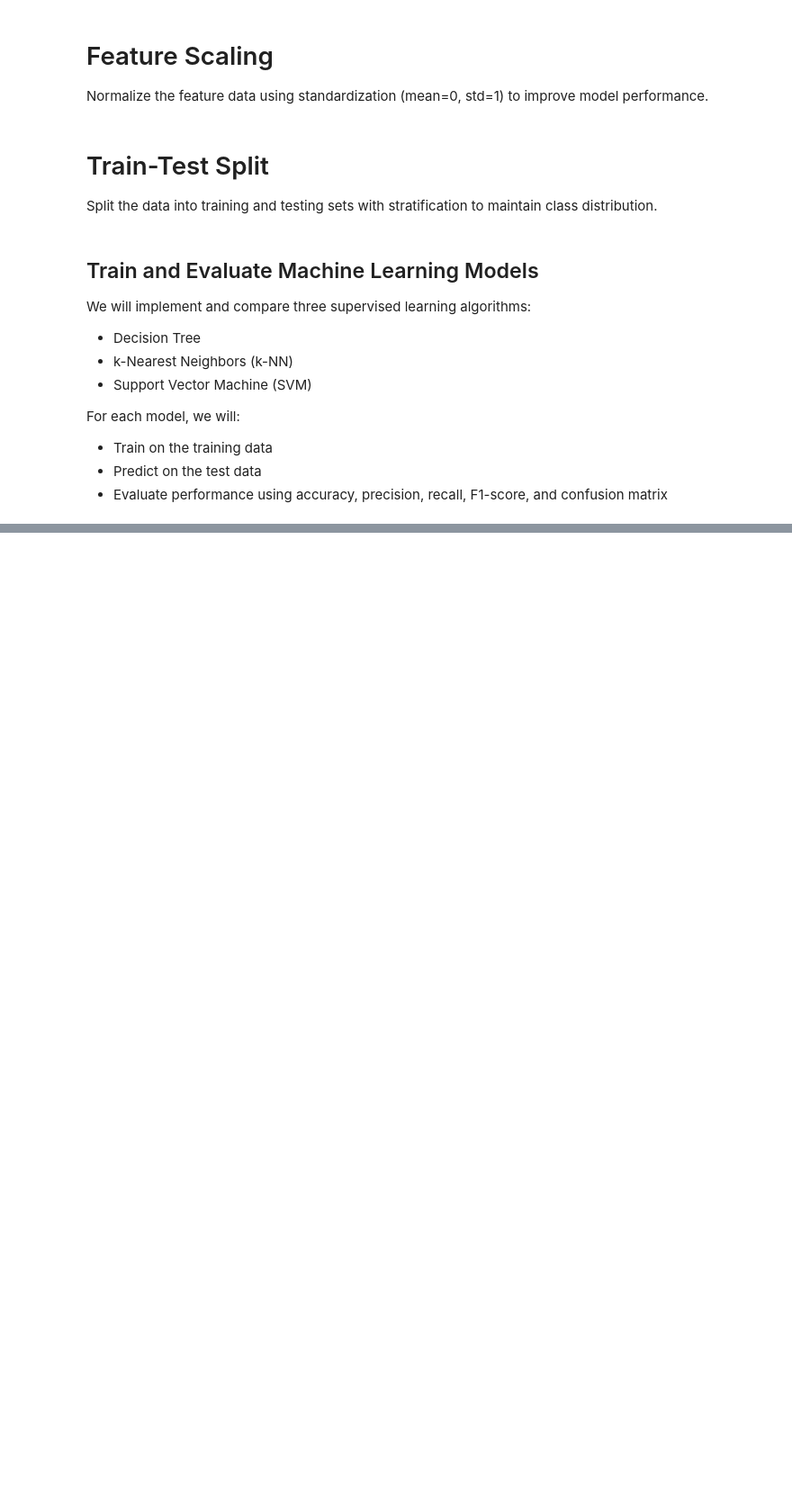
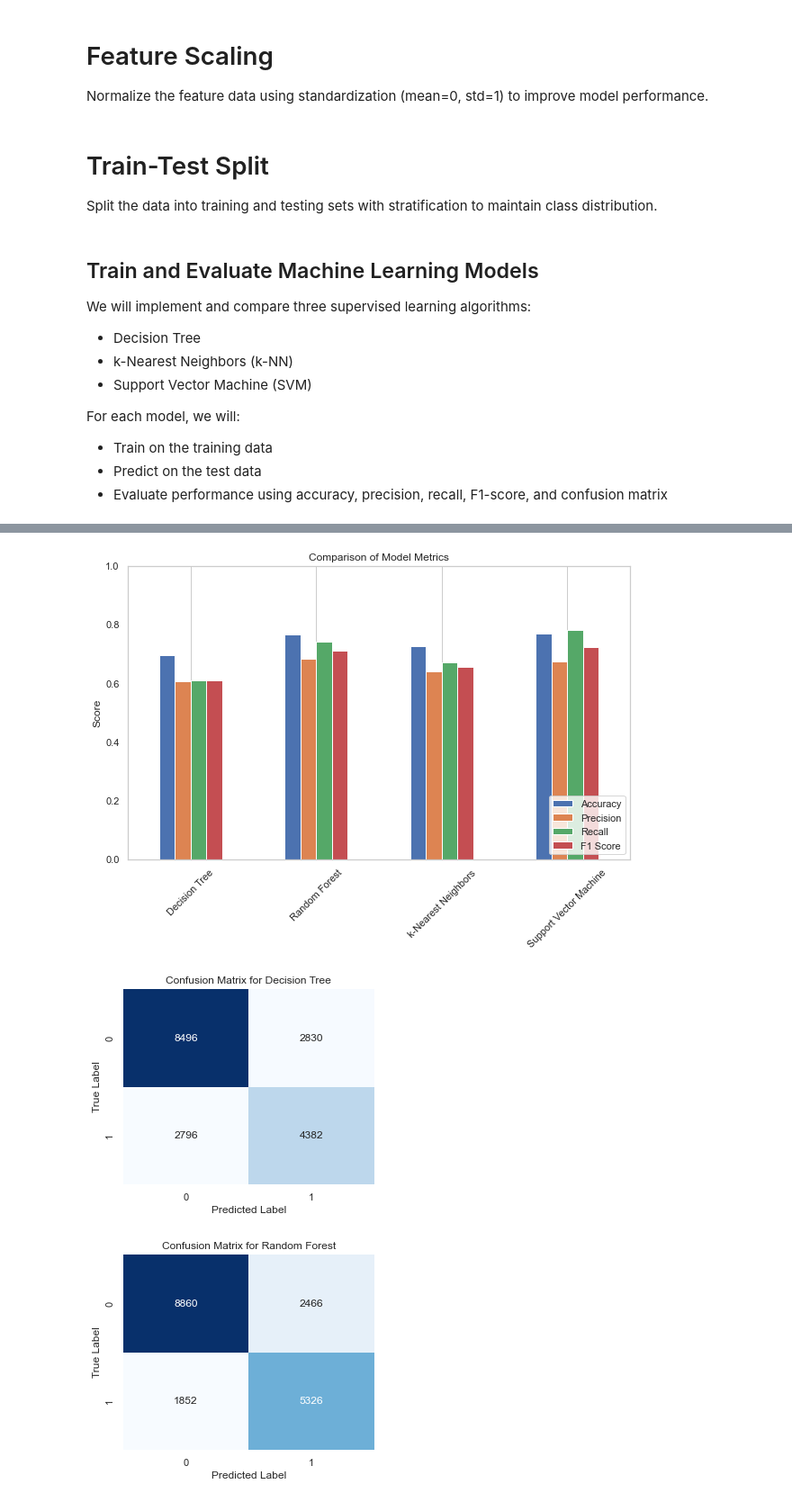
Before and after one commit to goncalosamp27/IA-FEUP, a Jupyter notebook: Project2/smoking_predictions.ipynb, the cells around one changed output, grey strips where cells are left out. Shown: that part at 90% size. Cells and saved outputs as stored; diff of their text form; code cells hidden in the pictures; blank space fills up the shorter version.

Commit message:
training and testing

```diff
--- a/Project2/smoking_predictions.ipynb
+++ b/Project2/smoking_predictions.ipynb
@@ -157,7 +157,9 @@ We drop the following irrelevant features:
 # %%
 df = df.drop(columns=['id'])
 
-correlation_with_target = df.corr(numeric_only=True)['smoking'].drop('smoking')
+#correlation_with_target = df.corr(numeric_only=True)['smoking'].drop('smoking')
+numeric_df = df.select_dtypes(include=[np.number])
+correlation_with_target = numeric_df.corr()['smoking'].drop('smoking')
 correlation_sorted = correlation_with_target.abs().sort_values()
 correlation_threshold = 0.05
 irrelevant_features_corr = correlation_sorted[correlation_sorted < correlation_threshold].index.tolist()
@@ -266,9 +268,9 @@ For each model, we will:
 - Predict on the test data
 - Evaluate performance using accuracy, precision, recall, F1-score, and confusion matrix
 # %%
-
 models = {
     'Decision Tree': DecisionTreeClassifier(random_state=42),
+    'Random Forest': RandomForestClassifier(random_state=42),
     'k-Nearest Neighbors': KNeighborsClassifier(),
     'Support Vector Machine': SVC(random_state=42)
 }
@@ -304,16 +306,64 @@ for name, model in models.items():
         'F1 Score': f1,
         'Confusion Matrix': cm,
         'Training Time (s)': training_time,
-        'Testing Time (s)': testing_time
+        'Testing Time (s)': testing_time,
+        'Train Predictions': model.predict(X_train),
+        'Test Predictions': y_pred
     }
 
-    print(f"Accuracy: {accuracy:.4f}")
-    print(f"Precision: {precision:.4f}")
-    print(f"Recall: {recall:.4f}")
-    print(f"F1 Score: {f1:.4f}")
-    print(f"Training Time: {training_time:.4f} seconds")
-    print(f"Testing Time: {testing_time:.4f} seconds")
-    print(f"Confusion Matrix:\n{cm}")
-    print("-" * 30)
+'''
+# save predictions for train and test in CSVs
+for name, res in results.items():
+    train_df = pd.DataFrame(X_train).copy()
+    train_df['True Label'] = y_train
+    train_df['Predicted Label'] = res['Train Predictions']
+
+    train_df.to_csv(f'original/predictions/{name}_train_predictions.csv', index=False)
+
+
+    test_df = pd.DataFrame(X_test).copy()
+    if 'y_test' in globals():
+        test_df['True Label'] = y_test
+    test_df['Predicted Label'] = res['Test Predictions']
+
+    test_df.to_csv(f'original/predictions/{name}_test_predictions.csv', index=False)
+   '''
+#--------
+metrics_df = pd.DataFrame({
+    model_name: {
+        'Accuracy': res['Accuracy'],
+        'Precision': res['Precision'],
+        'Recall': res['Recall'],
+        'F1 Score': res['F1 Score'],
+        'Training Time (s)': res['Training Time (s)'],
+        'Testing Time (s)': res['Testing Time (s)']
+    }
+    for model_name, res in results.items()
+}).T
+
+print("\nSummary Table of Metrics:")
+print(metrics_df)
+
+#----------------
+metrics_to_plot = ['Accuracy', 'Precision', 'Recall', 'F1 Score']
+
+metrics_df[metrics_to_plot].plot(kind='bar', figsize=(10,6))
+plt.title('Comparison of Model Metrics')
+plt.ylabel('Score')
+plt.ylim(0, 1)
+plt.xticks(rotation=45)
+plt.legend(loc='lower right')
+plt.grid(axis='y')
+plt.show()
+
+# confusion matrices
+for name, res in results.items():
+    cm = res['Confusion Matrix']
+    plt.figure(figsize=(5,4))
+    sns.heatmap(cm, annot=True, fmt='d', cmap='Blues', cbar=False)
+    plt.title(f'Confusion Matrix for {name}')
+    plt.xlabel('Predicted Label')
+    plt.ylabel('True Label')
+    plt.show()
 # %% [output]
 Training and evaluating Decision Tree...
@@ -335,0 +386,3 @@ Training and evaluating Support Vector Machine...
+[figure, added]
+[figure, added]
+[figure, added]
```
Also changed, not shown: parts of 5 cells of this notebook, 6 other files.
